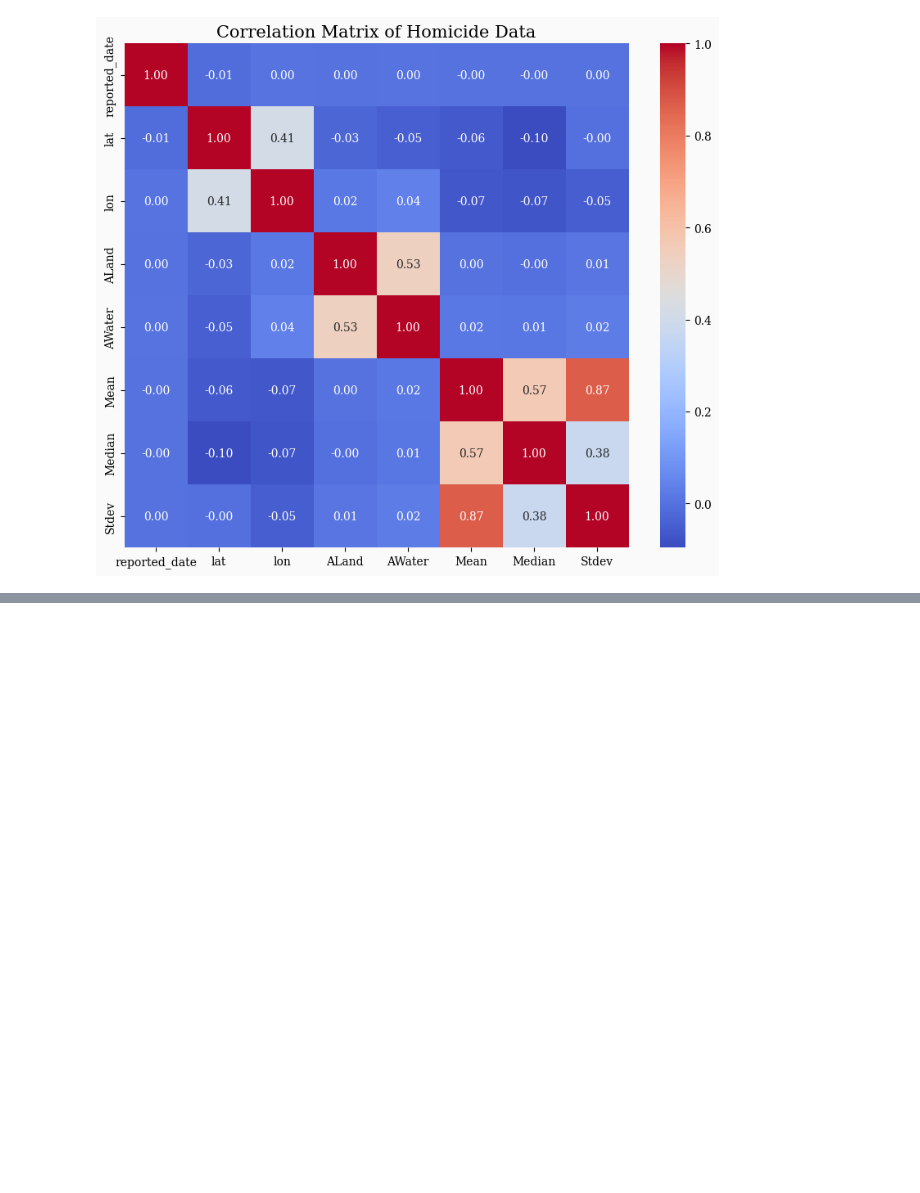
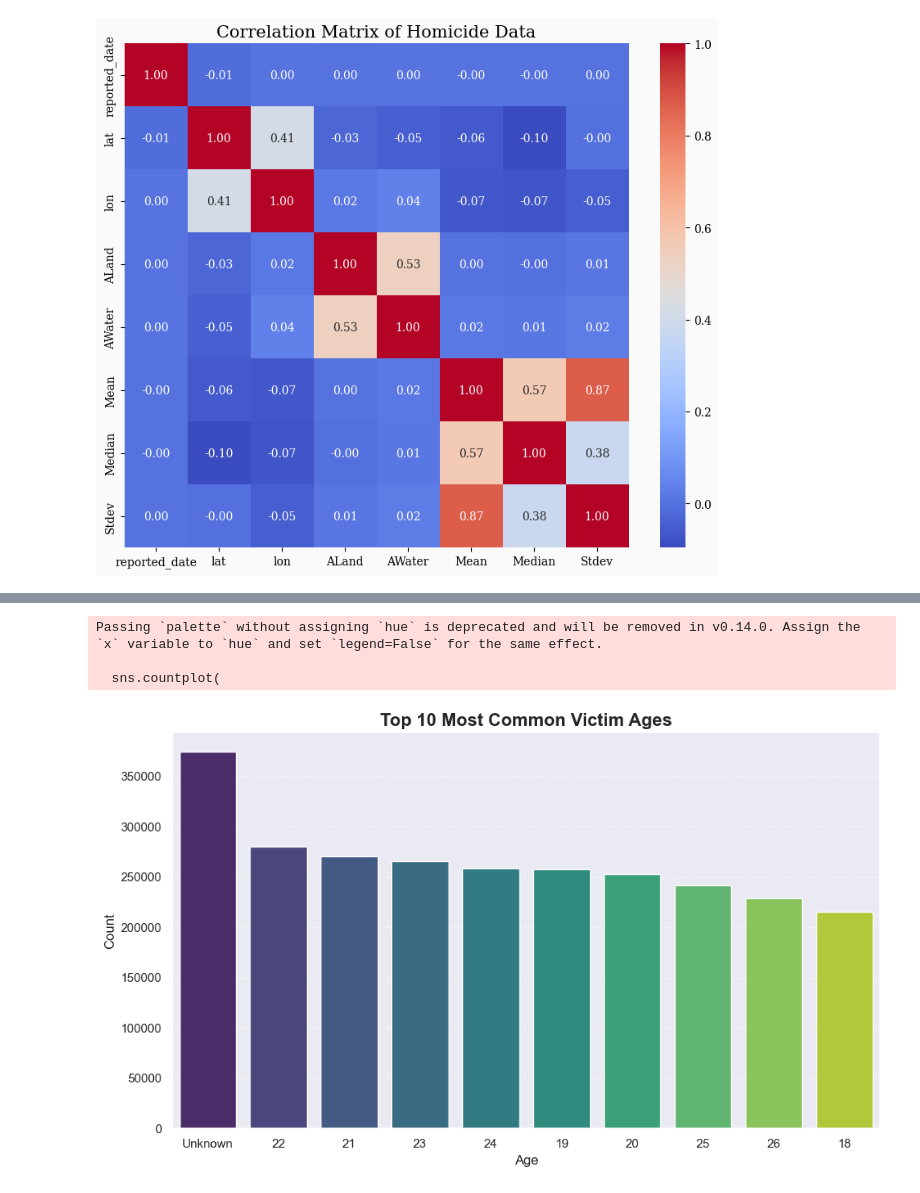
Before and after one commit to omkar3602/viz-project, a Jupyter notebook: _preprocessing/preprocessing.ipynb, the cells around one changed output, grey strips where cells are left out. Cells and saved outputs as stored; diff of their text form; code cells hidden in the pictures; blank space fills up the shorter version.

```diff
--- a/_preprocessing/preprocessing.ipynb
+++ b/_preprocessing/preprocessing.ipynb
@@ -227,0 +262,29 @@ plt.show()
+# %%
+import matplotlib.pyplot as plt
+import seaborn as sns
+
+# Get top 10 most frequent victim ages
+top_ages = df['victim_age'].value_counts().nlargest(10).index
+
+# Filter dataset to only include those ages
+top_age_df = df[df['victim_age'].isin(top_ages)]
+
+plt.figure(figsize=(10, 6))
+sns.countplot(
+    data=top_age_df,
+    x='victim_age',
+    order=top_ages,
+    palette='viridis'  # clean, bright, colorblind-friendly
+)
+
+plt.title("Top 10 Most Common Victim Ages", fontsize=16, fontweight='bold')
+plt.xlabel("Age", fontsize=12)
+plt.ylabel("Count", fontsize=12)
+plt.grid(True, axis='y', linestyle='--', alpha=0.5)
+plt.tight_layout()
+plt.show()
+# %% [output]
+Passing `palette` without assigning `hue` is deprecated and will be removed in v0.14.0. Assign the `x` variable to `hue` and set `legend=False` for the same effect.
+
+  sns.countplot(
+[figure, added]
```
Also changed, not shown: parts of 16 cells of this notebook.
